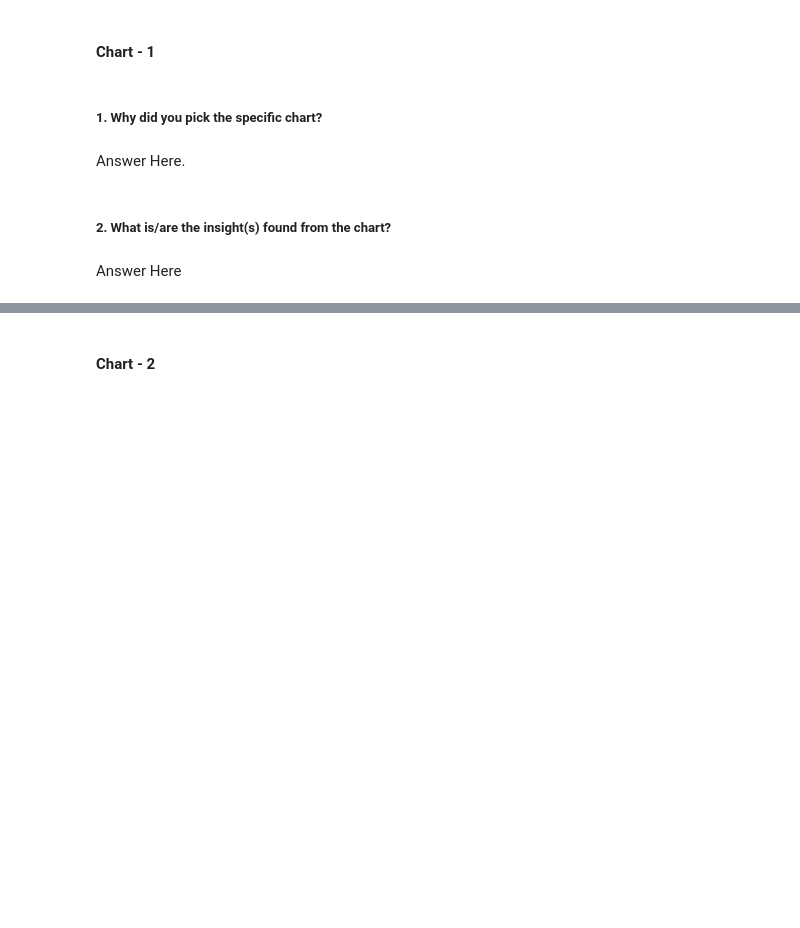
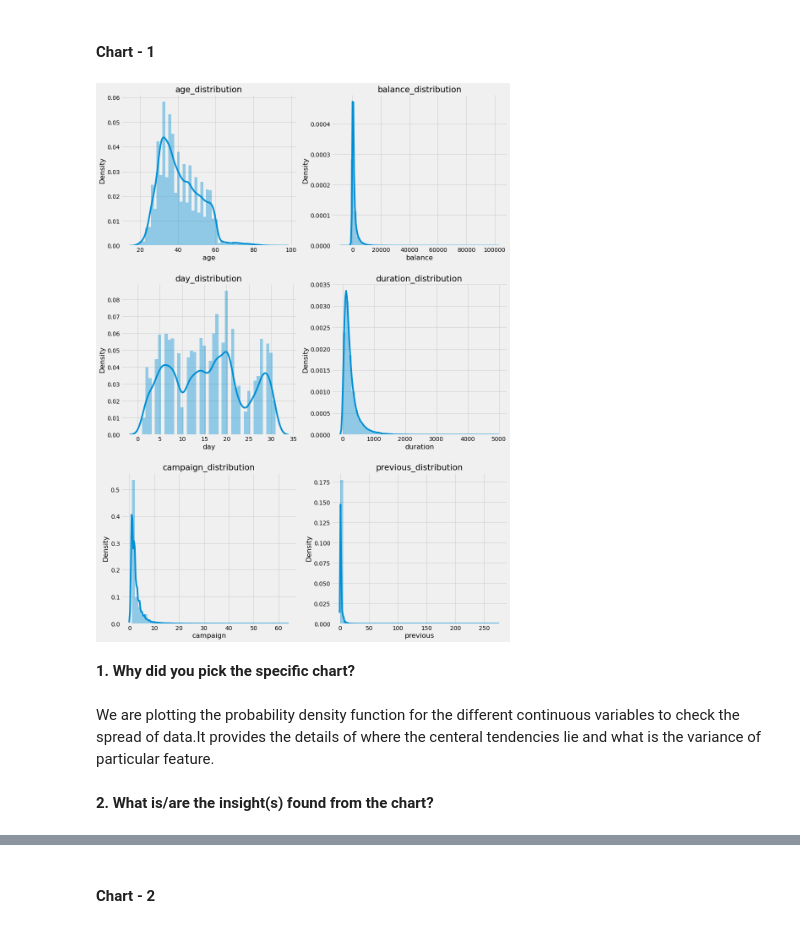
Before and after one commit to kumarabhinavthakur274/Bank-Marketing-Effectiveness-Prediction, a Jupyter notebook: Kumar_Abhinav_Bank_Marketing_Effectiveness_prediction.ipynb, the cells around one changed output, grey strips where cells are left out. Saved outputs shown, nothing was run; the diff lists cells and outputs as text; code cells hidden in the pictures; blank space fills up the shorter version.

```diff
--- a/Kumar_Abhinav_Bank_Marketing_Effectiveness_prediction.ipynb
+++ b/Kumar_Abhinav_Bank_Marketing_Effectiveness_prediction.ipynb
@@ -188,4 +189,4 @@ There is no duplicate records in our dataset.
 categorical_list = [ 'job', 'marital', 'education', 'default', 'housing',
        'loan', 'contact', 'month', 'poutcome', 'y']
 
-continuous_list = ['age', 'balance', 'day', 'duration', 'campaign', 'pdays', 'previous']
+continuous_list = ['age', 'balance', 'day', 'duration', 'campaign', 'previous']
@@ -415,3 +399,7 @@ for i in null_list:
 # %%
 # replacing null or unknown values with the category 'other'
 df['poutcome'].fillna('other',inplace=True)
+# %%
+df['p_contacted'] = [0 if x == -1 else 1 for x in df.pdays]
+df.drop(columns=['pdays'], inplace=True)
+df.head(5)
@@ -453,8 +446,25 @@ dtype: int64
+# %%
+# Plotting distribution plot for various continuous variables
+def plot_cont(x):
+
+    fig = plt.figure(figsize=(15,30))
+    plt.subplots_adjust(hspace=.25)
+
+    nrows = len(x.columns) //2 +1
+    ncols = 2
+
+    for i,t in enumerate(list(x.columns)):
+        ax = fig.add_subplot(nrows, ncols, i+1)
+        sns.distplot(a= x[t],
+                     ax=ax)
+        plt.title(t + '_distribution')
+# %%
+plot_cont(df[continuous_list])
+# %% [output]
+[figure, added]
 # %% [markdown]
-##### 1. Why did you pick the specific chart?
+**1. Why did you pick the specific chart?**
-# %% [markdown]
-Answer Here.
+# %% [markdown]
+We are plotting the probability density function for the different continuous variables to check the spread of data.It provides the details of where the centeral tendencies lie and what is the variance of particular feature.
 # %% [markdown]
-##### 2. What is/are the insight(s) found from the chart?
+**2. What is/are the insight(s) found from the chart?**
-# %% [markdown]
-Answer Here
```
Also changed, not shown: parts of 144 cells of this notebook.
